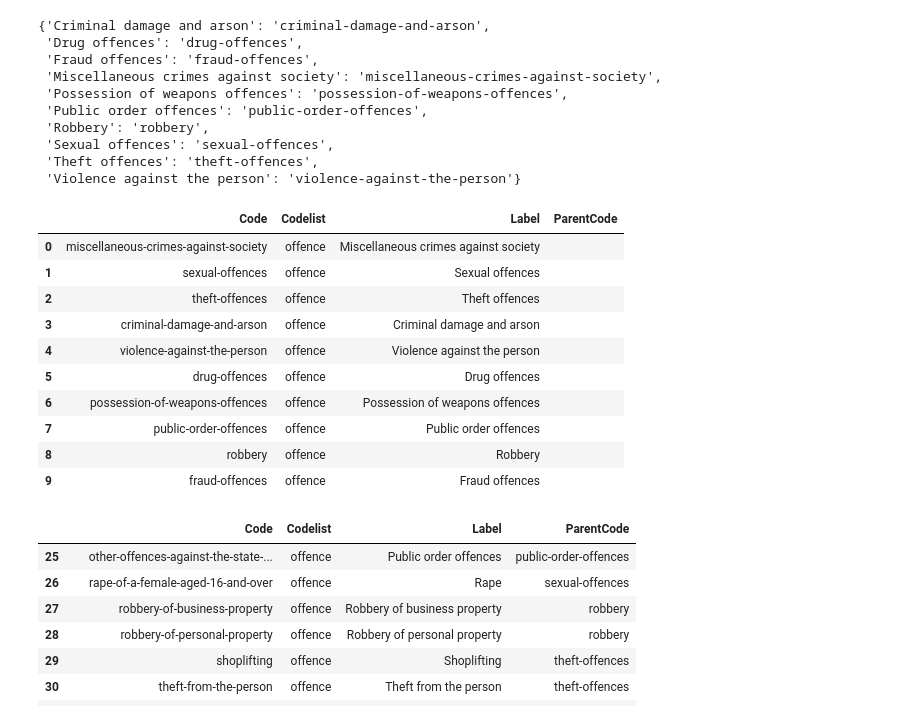
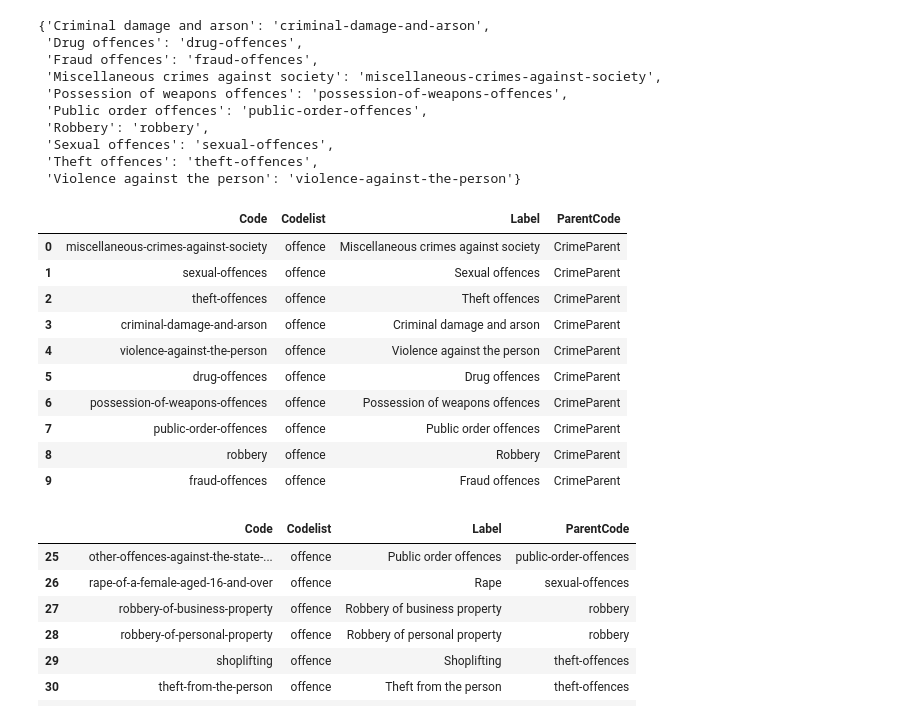
Before and after one commit to MikeData/cmd-crime-with-home-office, a Jupyter notebook: Crime With Home Office.ipynb, the cells around one changed output. Drawn from its saved outputs; the diff is of its cells as text; code cells hidden in the pictures.

```diff
--- a/Crime With Home Office.ipynb
+++ b/Crime With Home Office.ipynb
@@ -42,7 +42,7 @@ CHOICE_financialTocalendar = False           # do we want to hacky-convert to ca
 
 
 allDataframes = []
-for sheetName in sheets[-3:]: # skip sheet index 0 - the Notes tab
+for sheetName in sheets[-1:]: # skip sheet index 0 - the Notes tab
 
     # Turn sheet into "old" dataframe. Create new blank dataframe
     oldDf = xl.parse(sheetName)
@@ -320,35 +320,35 @@ pprint(LOOKUP_OG)
 # %%
 
 # Now add them to our hierarhcyCSV and sanity check it too
 hierarchyCSV = {
     "Codelist":[],
     "Code":[],
     "Label":[],
     "ParentCode":[]
 }
 
 for offence in LOOKUP_OG:
     hierarchyCSV["Codelist"].append(codeList)
     hierarchyCSV["Code"].append(LOOKUP_OG[offence])
     hierarchyCSV["Label"].append(offence)
-    hierarchyCSV["ParentCode"].append("")
+    hierarchyCSV["ParentCode"].append("CrimeParent")
 
 
 # Make dataframe and sanity check
 newDf = pd.DataFrame.from_dict(hierarchyCSV)
 newDf
 # %% [output]
 |  | Code | Codelist | Label | ParentCode |
-| 0 | miscellaneous-crimes-against-society | offence | Miscellaneous crimes against society |  |
-| 1 | sexual-offences | offence | Sexual offences |  |
-| 2 | theft-offences | offence | Theft offences |  |
-| 3 | criminal-damage-and-arson | offence | Criminal damage and arson |  |
-| 4 | violence-against-the-person | offence | Violence against the person |  |
-| 5 | drug-offences | offence | Drug offences |  |
-| 6 | possession-of-weapons-offences | offence | Possession of weapons offences |  |
-| 7 | public-order-offences | offence | Public order offences |  |
-| 8 | robbery | offence | Robbery |  |
-| 9 | fraud-offences | offence | Fraud offences |  |
+| 0 | miscellaneous-crimes-against-society | offence | Miscellaneous crimes against society | CrimeParent |
+| 1 | sexual-offences | offence | Sexual offences | CrimeParent |
+| 2 | theft-offences | offence | Theft offences | CrimeParent |
+| 3 | criminal-damage-and-arson | offence | Criminal damage and arson | CrimeParent |
+| 4 | violence-against-the-person | offence | Violence against the person | CrimeParent |
+| 5 | drug-offences | offence | Drug offences | CrimeParent |
+| 6 | possession-of-weapons-offences | offence | Possession of weapons offences | CrimeParent |
+| 7 | public-order-offences | offence | Public order offences | CrimeParent |
+| 8 | robbery | offence | Robbery | CrimeParent |
+| 9 | fraud-offences | offence | Fraud offences | CrimeParent |
 # %%
 
 # Going to have to iterate and compare for next level. this will be slow
```
Also changed, not shown: parts of 2 cells of this notebook, 7 other files.
